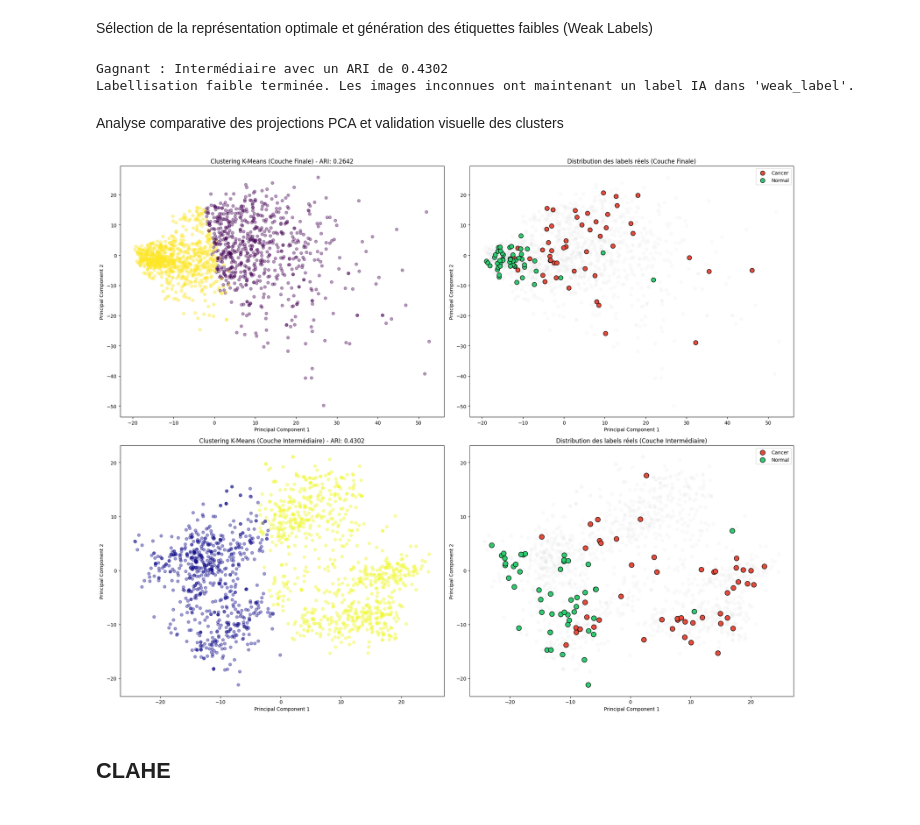
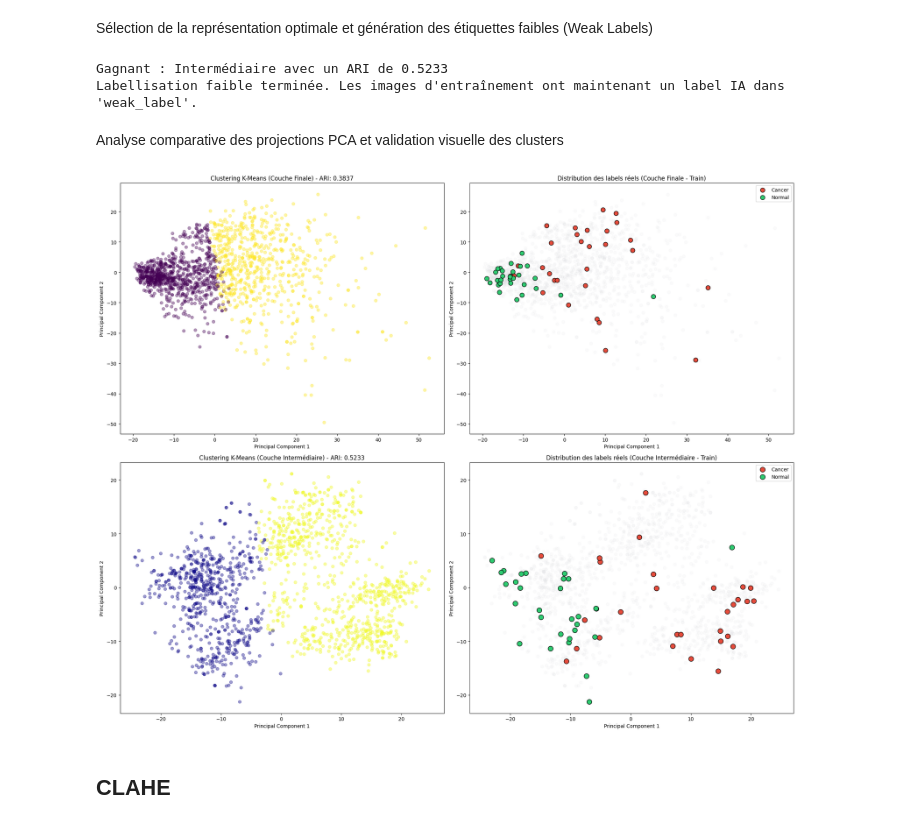
Before and after one commit to EthanChmt/semi-supervised-mri-learning, a Jupyter notebook: notebooks/3_clustering.ipynb, the cells around one changed output. Drawn from its saved outputs; the diff is of its cells as text; code cells hidden in the pictures.

Commit message:
séparation train test et gridsearch sur learning rate

```diff
--- a/notebooks/3_clustering.ipynb
+++ b/notebooks/3_clustering.ipynb
@@ -26,6 +27,25 @@ print(f"Colonnes disponibles : {df_features.columns.tolist()}")
 # %% [output]
 Inventaire chargé : 1506 images.
 Colonnes disponibles : ['path', 'label', 'resnet_final', 'resnet_inter', 'vgg_final', 'vgg_inter']
+# %%
+
+df_features = pd.read_pickle("../features/features_mri_baseline.pkl")
+
+# Séparer les données avec et sans labels
+df_labeled = df_features[df_features['label'] != 'Unknown'].copy()
+df_unlabeled = df_features[df_features['label'] == 'Unknown'].copy()
+
+# Split 60/10/30 UNIQUEMENT sur les données étiquetées (le jeu expert)
+train_val_labeled, test_df = train_test_split(
+    df_labeled, test_size=0.30, stratify=df_labeled['label'], random_state=42
+)
+
+train_labeled, val_df = train_test_split(
+    train_val_labeled, test_size=(0.10/0.70), stratify=train_val_labeled['label'], random_state=42
+)
+
+# Le jeu de données pour entraîner le clustering : non-étiqueté + train étiqueté
+df_train_clustering = pd.concat([df_unlabeled, train_labeled])
 # %% [markdown]
 Définition des utilitaires de transformation et de gestion des données
 # %%
@@ -94,64 +130,58 @@ Sélection de la représentation optimale et génération des étiquettes faible
 # Choix automatique du meilleur modèle
 if ari_inter > ari_final:
     winner_name = "Intermédiaire"
-    df_features['weak_label'] = clus_inter
     X_pca_winner = X_pca_inter
     ari_winner = ari_inter
 else:
     winner_name = "Finale"
-    df_features['weak_label'] = clus_final
     X_pca_winner = X_pca_final
     ari_winner = ari_final
 
 print(f"Gagnant : {winner_name} avec un ARI de {ari_winner:.4f}")
-print("Labellisation faible terminée. Les images inconnues ont maintenant un label IA dans 'weak_label'.")
+print("Labellisation faible terminée. Les images d'entraînement ont maintenant un label IA dans 'weak_label'.")
 # %% [output]
-Gagnant : Intermédiaire avec un ARI de 0.4302
-Labellisation faible terminée. Les images inconnues ont maintenant un label IA dans 'weak_label'.
+Gagnant : Intermédiaire avec un ARI de 0.5233
+Labellisation faible terminée. Les images d'entraînement ont maintenant un label IA dans 'weak_label'.
 # %% [markdown]
 Analyse comparative des projections PCA et validation visuelle des clusters
 # %%
 # Configuration des couleurs et styles
 color_dict = {'cancer': '#e74c3c', 'normal': '#2ecc71', 'Unknown': '#dcdde1'}
 
 # Création de la figure 2x2
 fig, axes = plt.subplots(2, 2, figsize=(20, 16))
 
 # --- LIGNE 1 : COUCHE FINALE ---
-# IA
 axes[0, 0].scatter(X_pca_final[:, 0], X_pca_final[:, 1], c=clus_final, cmap='viridis', alpha=0.4)
 axes[0, 0].set_title(f"Clustering K-Means (Couche Finale) - ARI: {ari_final:.4f}")
 
-# Labels réels
-axes[0, 1].scatter(X_pca_final[~mask_labeled, 0], X_pca_final[~mask_labeled, 1], c='#dcdde1', alpha=0.1)
+axes[0, 1].scatter(X_pca_final[~mask_labeled_train, 0], X_pca_final[~mask_labeled_train, 1], c='#dcdde1', alpha=0.1)
 for lbl in ['cancer', 'normal']:
-    m = df_features['label'] == lbl
+    m = df_train_clustering['label'] == lbl
     axes[0, 1].scatter(X_pca_final[m, 0], X_pca_final[m, 1], c=color_dict[lbl], s=80, edgecolors='black', label=lbl.capitalize())
-axes[0, 1].set_title("Distribution des labels réels (Couche Finale)")
+axes[0, 1].set_title("Distribution des labels réels (Couche Finale - Train)")
 
 # --- LIGNE 2 : COUCHE INTERMÉDIAIRE ---
-# IA
 axes[1, 0].scatter(X_pca_inter[:, 0], X_pca_inter[:, 1], c=clus_inter, cmap='plasma', alpha=0.4)
 axes[1, 0].set_title(f"Clustering K-Means (Couche Intermédiaire) - ARI: {ari_inter:.4f}")
 
-# Labels réels
-axes[1, 1].scatter(X_pca_inter[~mask_labeled, 0], X_pca_inter[~mask_labeled, 1], c='#dcdde1', alpha=0.1)
+axes[1, 1].scatter(X_pca_inter[~mask_labeled_train, 0], X_pca_inter[~mask_labeled_train, 1], c='#dcdde1', alpha=0.1)
 for lbl in ['cancer', 'normal']:
-    m = df_features['label'] == lbl
+    m = df_train_clustering['label'] == lbl
     axes[1, 1].scatter(X_pca_inter[m, 0], X_pca_inter[m, 1], c=color_dict[lbl], s=100, edgecolors='black', label=lbl.capitalize())
-axes[1, 1].set_title("Distribution des labels réels (Couche Intermédiaire)")
+axes[1, 1].set_title("Distribution des labels réels (Couche Intermédiaire - Train)")
 
 # Mise en page
 for ax in axes.flat:
     ax.set_xlabel("Principal Component 1")
     ax.set_ylabel("Principal Component 2")
 axes[0, 1].legend()
 axes[1, 1].legend()
 
 plt.tight_layout()
 plt.show()
 # %% [output]
-[figure, old version]
+[figure, new version]
 # %% [markdown]
 ## CLAHE
 # %% [markdown]
```
Also changed, not shown: parts of 10 cells of this notebook, 1 other file.
